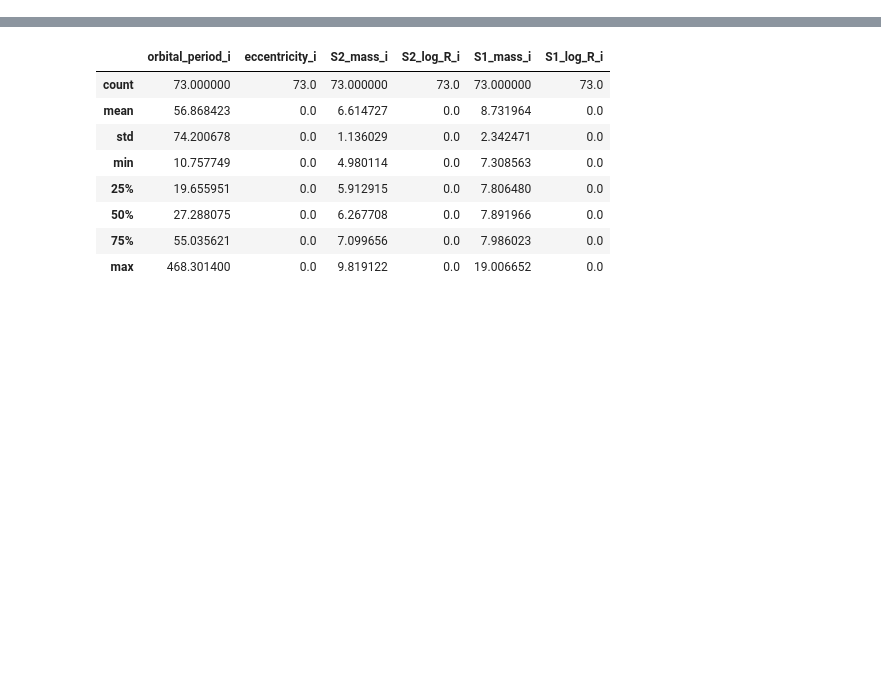
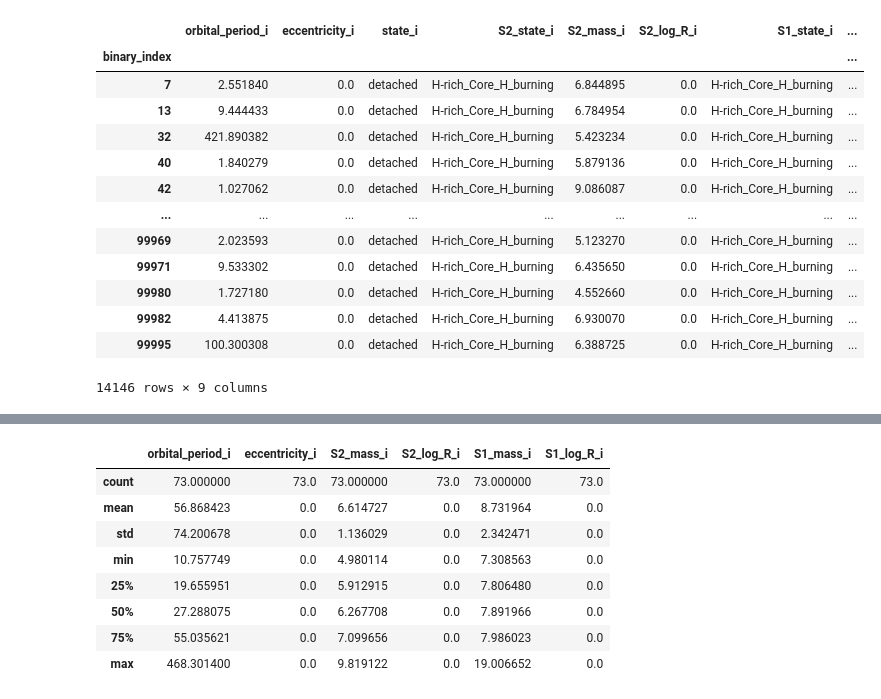
Before and after one commit to PiersonLip/UCXB-Investegation, a Jupyter notebook: Analysis/100kGridAnalysis.ipynb, the cells around one changed output, grey strips where cells are left out. Cells and saved outputs as stored; diff of their text form; code cells hidden in the pictures; blank space fills up the shorter version.

```diff
--- a/Analysis/100kGridAnalysis.ipynb
+++ b/Analysis/100kGridAnalysis.ipynb
@@ -49,0 +156,17 @@ XrBs = loadedpop.oneline.select(where=XrB_Logic)
+# %%
+XrBs[initCols]
+# %% [output]
+|  | orbital_period_i | eccentricity_i | state_i | S2_state_i | S2_mass_i | S2_log_R_i | S1_state_i | ... |
+| binary_index |  |  |  |  |  |  |  | ... |
+| 7 | 2.551840 | 0.0 | detached | H-rich_Core_H_burning | 6.844895 | 0.0 | H-rich_Core_H_burning | ... |
+| 13 | 9.444433 | 0.0 | detached | H-rich_Core_H_burning | 6.784954 | 0.0 | H-rich_Core_H_burning | ... |
+| 32 | 421.890382 | 0.0 | detached | H-rich_Core_H_burning | 5.423234 | 0.0 | H-rich_Core_H_burning | ... |
+| 40 | 1.840279 | 0.0 | detached | H-rich_Core_H_burning | 5.879136 | 0.0 | H-rich_Core_H_burning | ... |
+| 42 | 1.027062 | 0.0 | detached | H-rich_Core_H_burning | 9.086087 | 0.0 | H-rich_Core_H_burning | ... |
+| ... | ... | ... | ... | ... | ... | ... | ... | ... |
+| 99969 | 2.023593 | 0.0 | detached | H-rich_Core_H_burning | 5.123270 | 0.0 | H-rich_Core_H_burning | ... |
+| 99971 | 9.533302 | 0.0 | detached | H-rich_Core_H_burning | 6.435650 | 0.0 | H-rich_Core_H_burning | ... |
+| 99980 | 1.727180 | 0.0 | detached | H-rich_Core_H_burning | 4.552660 | 0.0 | H-rich_Core_H_burning | ... |
+| 99982 | 4.413875 | 0.0 | detached | H-rich_Core_H_burning | 6.930070 | 0.0 | H-rich_Core_H_burning | ... |
+| 99995 | 100.300308 | 0.0 | detached | H-rich_Core_H_burning | 6.388725 | 0.0 | H-rich_Core_H_burning | ... |
+14146 rows × 9 columns
```
Also changed, not shown: parts of 53 cells of this notebook.
